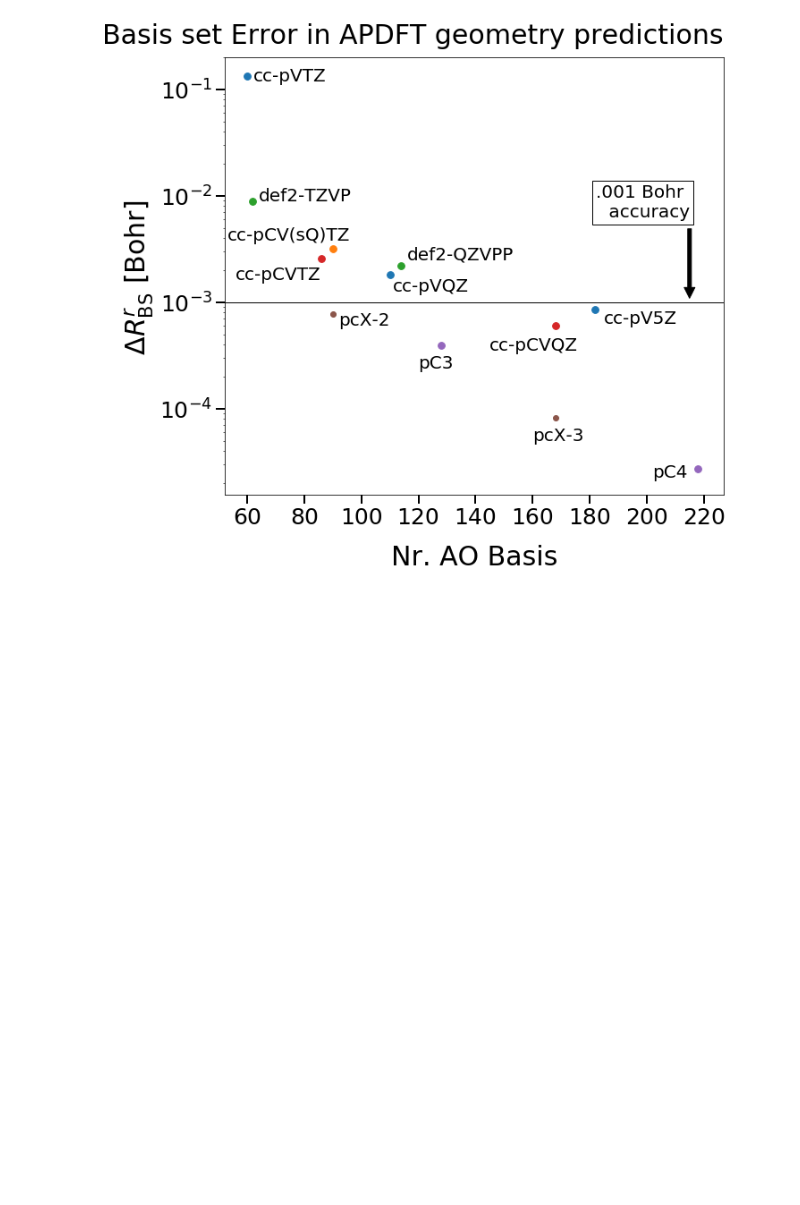
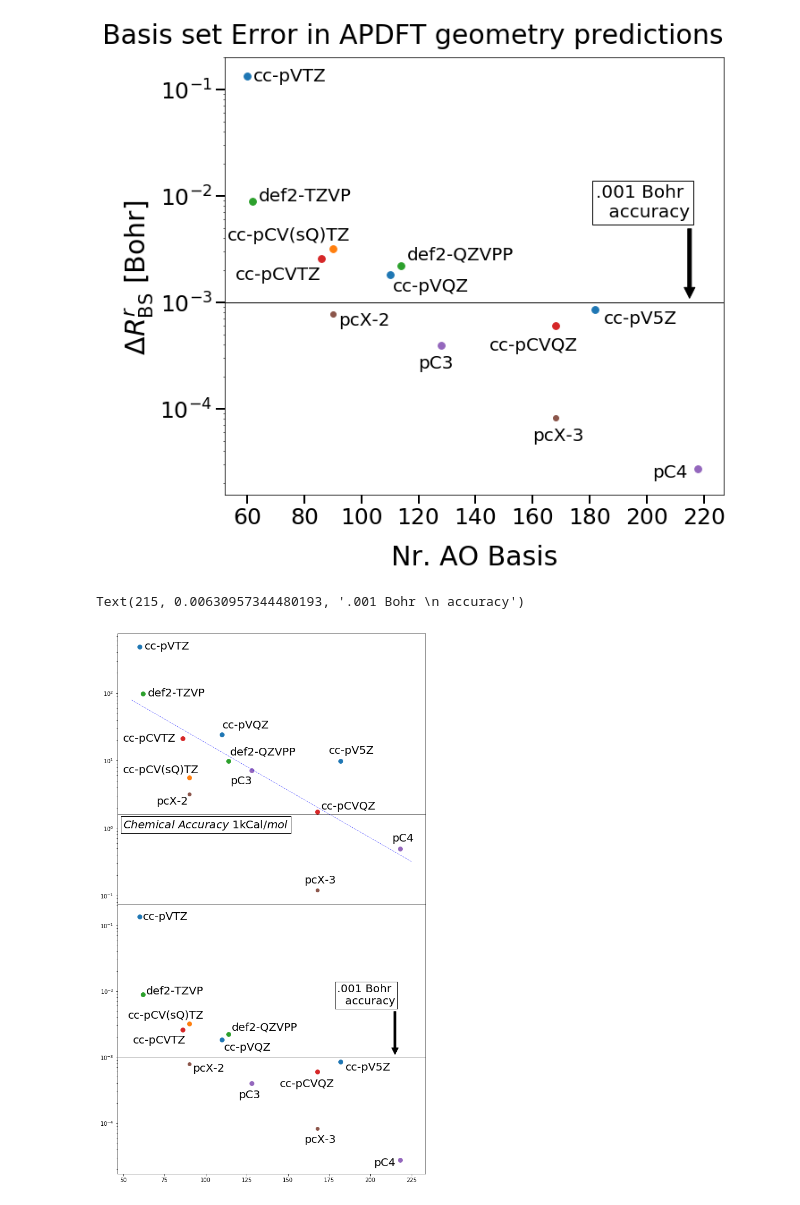
Before and after one commit to ferchault/APDFT, a Jupyter notebook: prototyping/hessian/AAFF/2_Basis_set_effects/Plots.ipynb, the cells around one changed output. Saved outputs shown, nothing was run; the diff lists cells and outputs as text; code cells hidden in the pictures; blank space fills up the shorter version.

```diff
--- a/prototyping/hessian/AAFF/2_Basis_set_effects/Plots.ipynb
+++ b/prototyping/hessian/AAFF/2_Basis_set_effects/Plots.ipynb
@@ -184,3 +184,77 @@ plt.savefig("scatter_BLe.png",bbox_inches="tight")
 # %% [output]
 (1.7087353806721592e-05, 0.21059862812871308)
 [figure]
+# %%
+fig=plt.figure(figsize=(10,18))
+axs=fig.subplots(2,1,sharex=True,gridspec_kw={"hspace":0})
+ax0,ax1=axs[0],axs[1]
+
+ax0.semilogy()
+#ax0.title("Basis set Error in APDFT energy predictions", fontsize=30,pad=15,loc="right")
+msz=60
+ax0.scatter([naoArr[i] for i in [0,4,8]],[eMAE[i] for i in [0,4,8]],marker='o',s=msz,label="cc-pVnZ")
+ax0.scatter(naoArr[3],eMAE[3],marker='o',s=msz,label="cc-pCV(sQ)TZ")
+ax0.scatter([naoArr[i] for i in [1,5]],[eMAE[i] for i in [1,5]],marker='o',s=msz,label="def2-nZVP")
+ax0.scatter([naoArr[i] for i in [2,7]],[eMAE[i] for i in [2,7]],marker='o',s=msz,label="cc-pCVnZ")
+ax0.scatter([naoArr[i] for i in [6,9]],[eMAE[i] for i in [6,9]],marker='o',s=msz,label="pC-n")
+ax0.scatter(pcxdf.nAO,np.asarray(pcxdf.energy_MAE)*1000,label="pcX-n")
+
+ax0.axhline(1000/hartree2kcal,lw=1,color="black")
+ax0.plot(np.asarray([55,225]), 10**(m*np.asarray([55,225]) + b+3),lw=.5,color="blue",ls='-.')
+
+#texts
+tfs=20
+ax0.text(63,10**(-.35+3),"cc-pVTZ",fontsize=tfs)
+ax0.text(65,10**(-1.05+3),"def2-TZVP",fontsize=tfs)
+ax0.text(50,10**(-1.72+3),"cc-pCVTZ",fontsize=tfs)
+ax0.text(50,10**(-2.18+3),"cc-pCV(sQ)TZ",fontsize=tfs)
+ax0.text(70,10**(-2.65+3),"pcX-2",fontsize=tfs)
+ax0.text(110,10**(-1.52+3),"cc-pVQZ",fontsize=tfs)
+ax0.text(115,10**(-1.92+3),"def2-QZVPP",fontsize=tfs)
+ax0.text(115,10**(-2.35+3),"pC3",fontsize=tfs)
+ax0.text(170,10**(-2.72+3),"cc-pCVQZ",fontsize=tfs)
+ax0.text(160,10**(-3.82+3),"pcX-3",fontsize=tfs)
+ax0.text(175,10**(-1.9+3),"cc-pV5Z",fontsize=tfs)
+ax0.text(213,10**(-3.2+3),"pC4",fontsize=tfs)
+
+ax0.text(50,10**(-.0),"$Chemical \ Accuracy$ 1kCal/$mol$",fontsize=tfs,color="black",bbox={'facecolor':"white"})
+
+
+#################-------AX 1-------###########
+ax1.semilogy()
+
+msz=60
+ax1.scatter([naoArr[i] for i in [0,4,8]],[rMAE[i] for i in [0,4,8]],marker='o',s=msz,label="cc-pVnZ")
+ax1.scatter(naoArr[3],rMAE[3],marker='o',s=msz,label="cc-pCV(sQ)TZ")
+ax1.scatter([naoArr[i] for i in [1,5]],[rMAE[i] for i in [1,5]],marker='o',s=msz,label="def2-nZVP")
+ax1.scatter([naoArr[i] for i in [2,7]],[rMAE[i] for i in [2,7]],marker='o',s=msz,label="cc-pCVnZ")
+ax1.scatter([naoArr[i] for i in [6,9]],[rMAE[i] for i in [6,9]],marker='o',s=msz,label="pC-n")
+ax1.scatter(pcxdf.nAO,np.asarray(pcxdf.rad_MAE),label="pcX-n")
+
+
+
+#ax1.ylabel(" $\Delta R_\mathrm{BS}^r$ [Bohr]  ",size=30)
+#ax1.xlabel("Nr. AO Basis",size=30,labelpad=18)
+
+ax1.axhline(10**-3,color="black",lw=1)
+
+#texts
+tfs=20
+ax1.text(62,10**-.92,"cc-pVTZ",fontsize=tfs)
+ax1.text(64,10**-2.05,"def2-TZVP",fontsize=tfs)
+ax1.text(56,10**-2.79,"cc-pCVTZ",fontsize=tfs)
+ax1.text(53,10**-2.42,"cc-pCV(sQ)TZ",fontsize=tfs)
+ax1.text(92,10**-3.22,"pcX-2",fontsize=tfs)
+ax1.text(111,10**-2.9,"cc-pVQZ",fontsize=tfs)
+ax1.text(116,10**-2.6,"def2-QZVPP",fontsize=tfs)
+ax1.text(120,10**-3.62,"pC3",fontsize=tfs)
+ax1.text(145,10**-3.45,"cc-pCVQZ",fontsize=tfs)
+ax1.text(160,10**-4.3,"pcX-3",fontsize=tfs)
+ax1.text(185,10**-3.2,"cc-pV5Z",fontsize=tfs)
+ax1.text(202,10**-4.65,"pC4",fontsize=tfs)
+
+ax1.text(".001 Bohr \n accuracy",xy=(215,10**-3.0), xytext=(215, 10**-2.2), ha="right",
+             arrowprops=dict(facecolor='black', shrink=0.05),fontsize=tfs,bbox={'facecolor':"white"})
+# %% [output]
+Text(215, 0.00630957344480193, '.001 Bohr \n accuracy')
+[figure, added]
```
